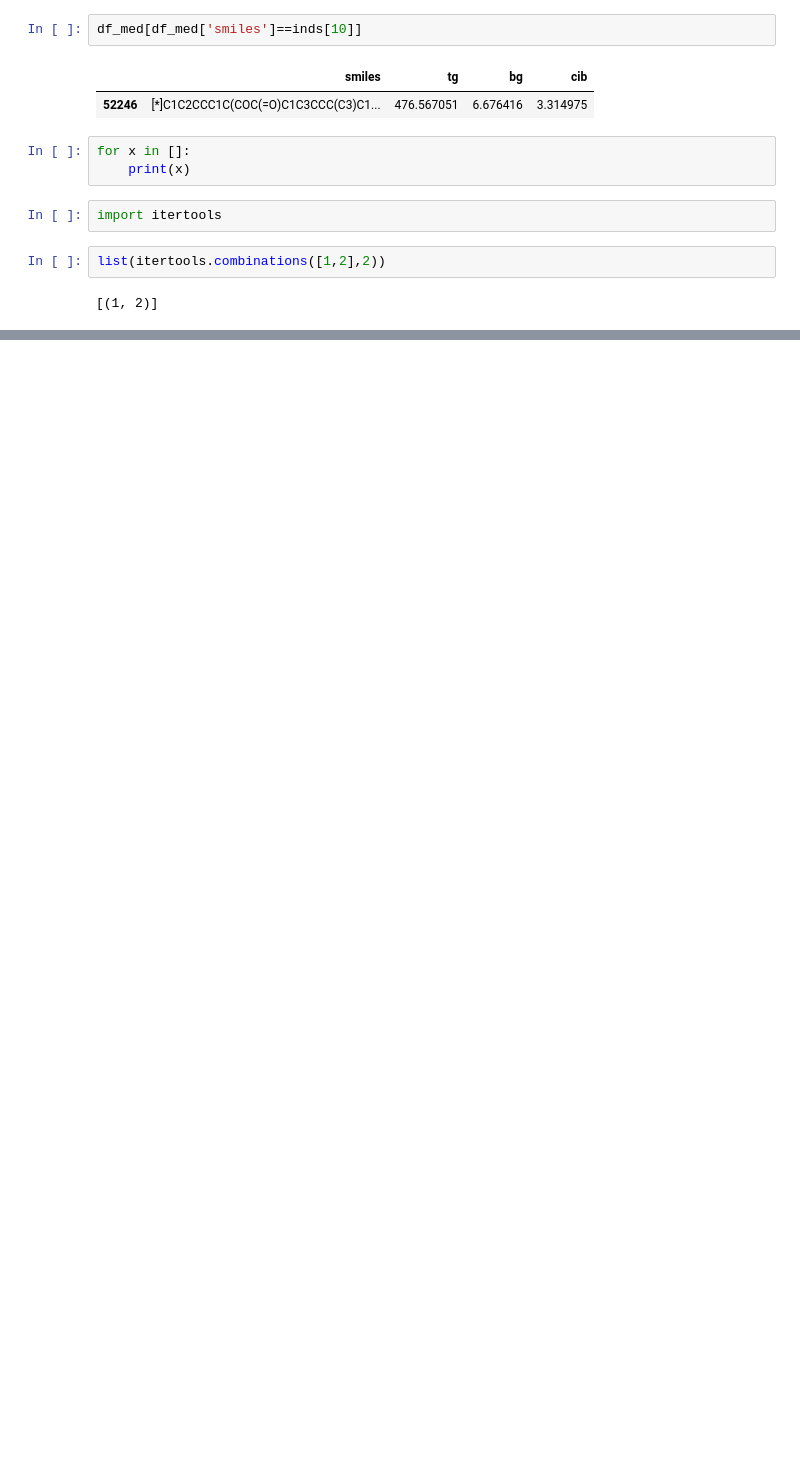
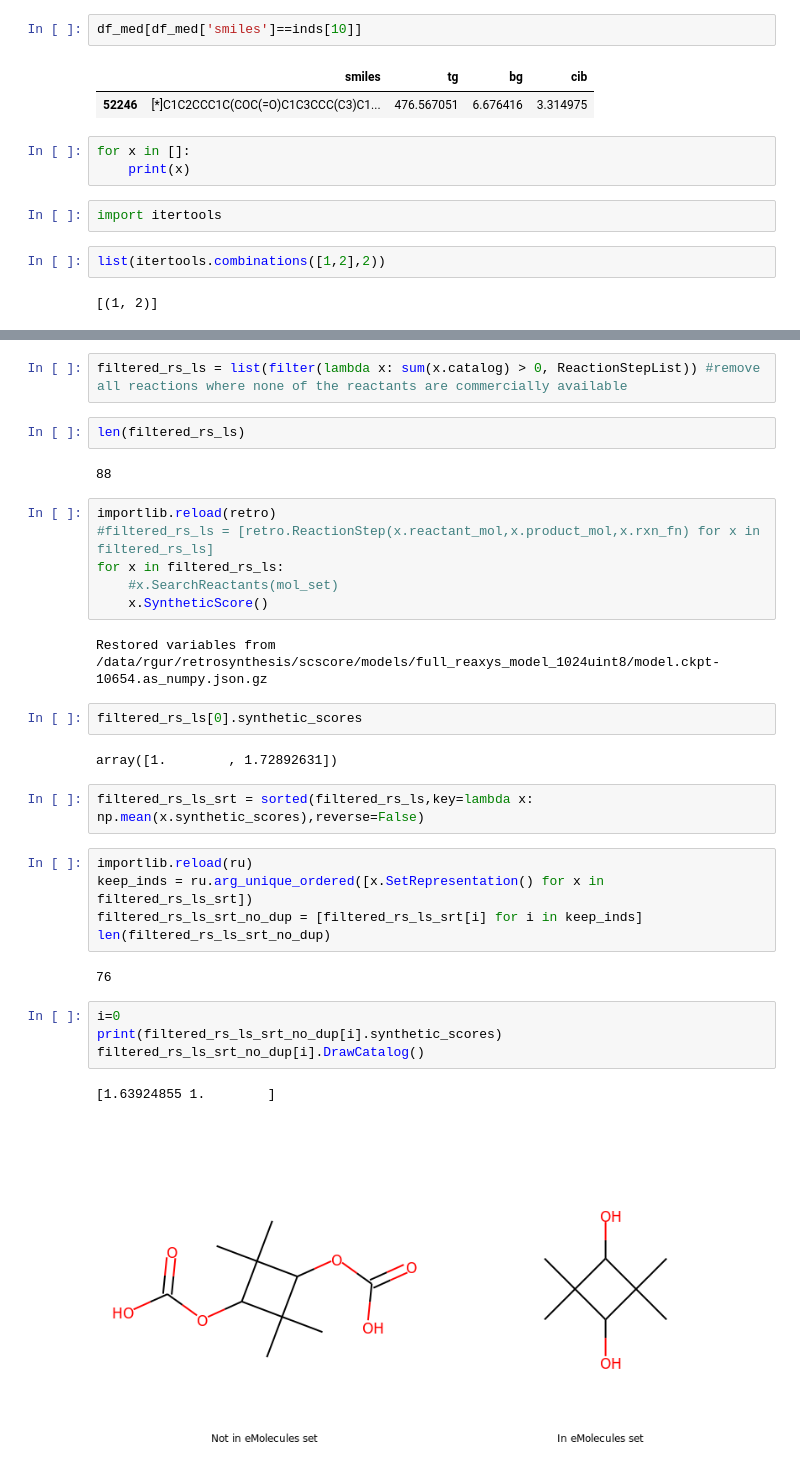
Before and after one commit to rishigurnani/hMOFs-Snurr, a Jupyter notebook: fall20_mse_8803_2.ipynb, the cells around one changed output, grey strips where cells are left out. Drawn from its saved outputs; the diff is of its cells as text; blank space fills up the shorter version.

```diff
--- a/fall20_mse_8803_2.ipynb
+++ b/fall20_mse_8803_2.ipynb
@@ -936,0 +1005,34 @@ list(itertools.combinations([1,2],2))
+# %%
+filtered_rs_ls = list(filter(lambda x: sum(x.catalog) > 0, ReactionStepList)) #remove all reactions where none of the reactants are commercially available
+# %%
+len(filtered_rs_ls)
+# %% [output]
+88
+# %%
+importlib.reload(retro)
+#filtered_rs_ls = [retro.ReactionStep(x.reactant_mol,x.product_mol,x.rxn_fn) for x in filtered_rs_ls]
+for x in filtered_rs_ls:
+    #x.SearchReactants(mol_set)
+    x.SyntheticScore()
+# %% [output]
+Restored variables from /data/rgur/retrosynthesis/scscore/models/full_reaxys_model_1024uint8/model.ckpt-10654.as_numpy.json.gz
+# %%
+filtered_rs_ls[0].synthetic_scores
+# %% [output]
+array([1.        , 1.72892631])
+# %%
+filtered_rs_ls_srt = sorted(filtered_rs_ls,key=lambda x: np.mean(x.synthetic_scores),reverse=False)
+# %%
+importlib.reload(ru)
+keep_inds = ru.arg_unique_ordered([x.SetRepresentation() for x in filtered_rs_ls_srt])
+filtered_rs_ls_srt_no_dup = [filtered_rs_ls_srt[i] for i in keep_inds]
+len(filtered_rs_ls_srt_no_dup)
+# %% [output]
+76
+# %%
+i=0
+print(filtered_rs_ls_srt_no_dup[i].synthetic_scores)
+filtered_rs_ls_srt_no_dup[i].DrawCatalog()
+# %% [output]
+[1.63924855 1.        ]
+[figure, added]
```
Also changed, not shown: parts of 82 cells of this notebook, 3 other files.
